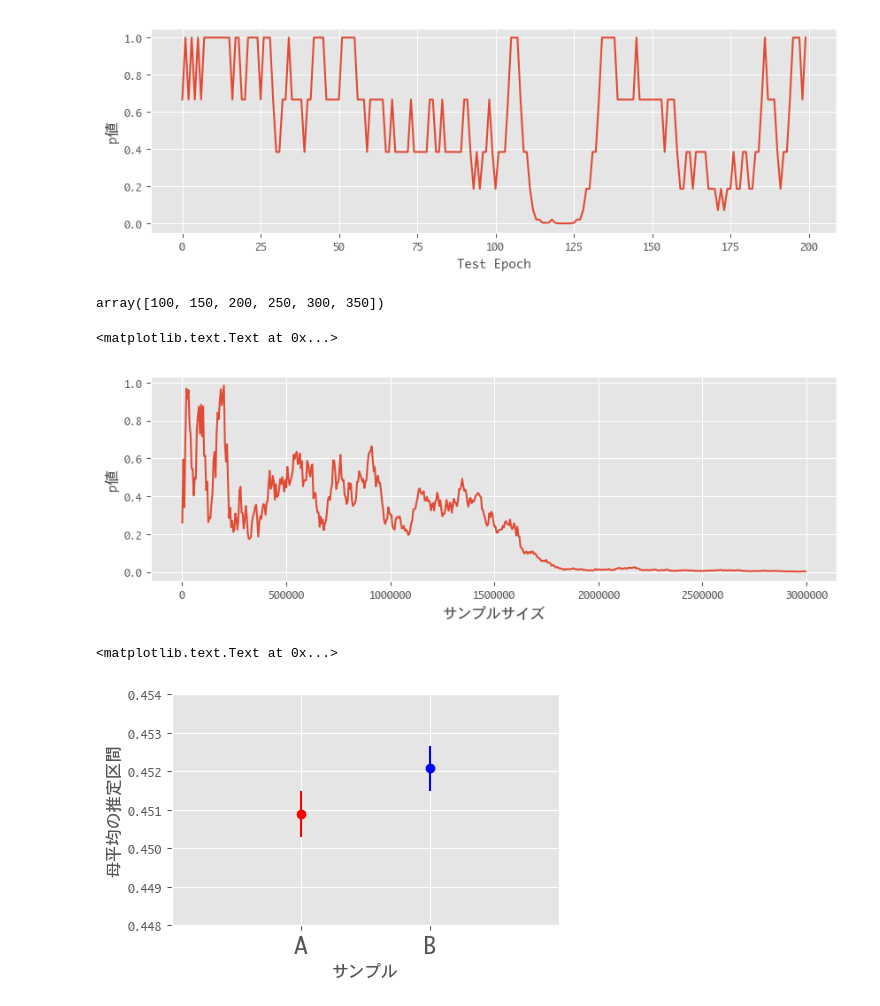
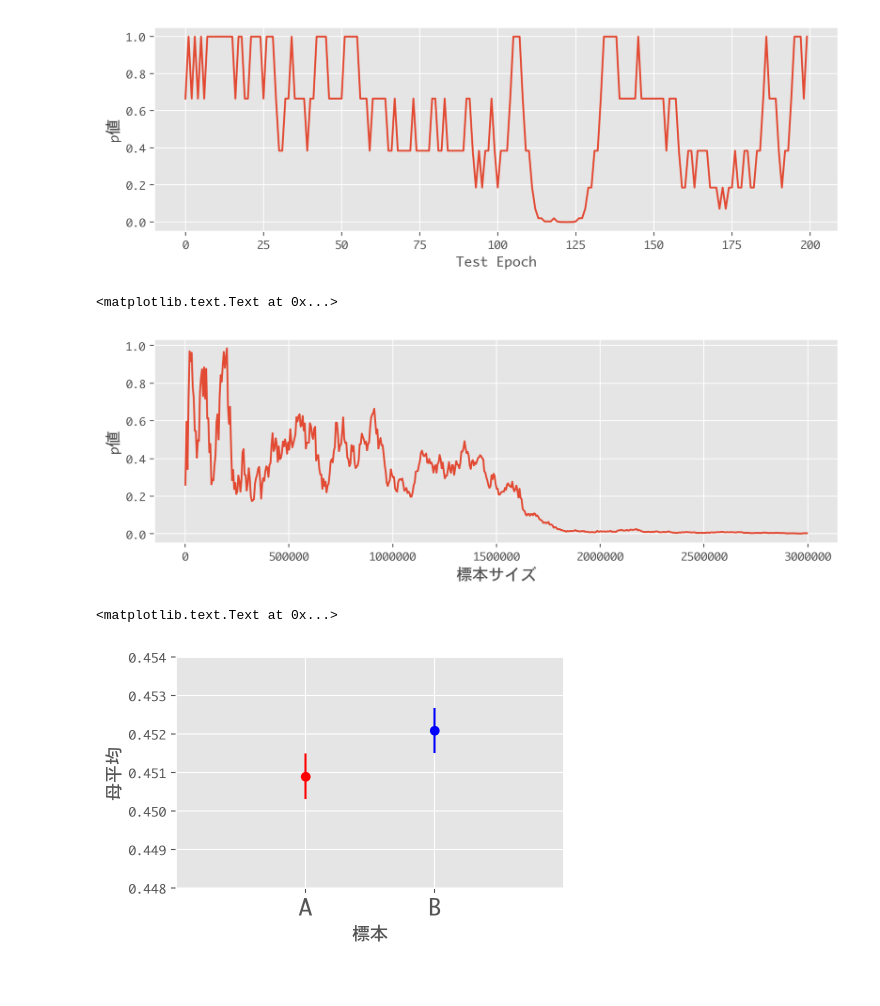
Before and after one commit to hagino3000/notebooks, a Jupyter notebook: big_mouth_oreilly/hypothesis_testing.ipynb, the cells around one changed output. Drawn from its saved outputs; the diff is of its cells as text; code cells hidden in the pictures.

```diff
--- a/big_mouth_oreilly/hypothesis_testing.ipynb
+++ b/big_mouth_oreilly/hypothesis_testing.ipynb
@@ -121,10 +116,6 @@ plt.ylabel('p値')
 # %% [output]
 <matplotlib.text.Text at 0x...>
 [figure]
-# %%
-np.arange(100, 400, 50)
-# %% [output]
-array([100, 150, 200, 250, 300, 350])
 # %%
 np.random.seed(31)
 max_sample = 3000000
@@ -141,11 +132,11 @@ for sample_size in sample_sizes:
 # %%
 plt.figure(figsize=(10, 3))
 plt.plot(sample_sizes, p_values)
-plt.xlabel('サンプルサイズ')
+plt.xlabel('標本サイズ')
 plt.ylabel('p値')
 # %% [output]
 <matplotlib.text.Text at 0x...>
-[figure, old version]
+[figure, new version]
 # %%
 from statsmodels.stats.proportion import proportion_confint
 
@@ -155,14 +146,14 @@ b_lower, b_upper = proportion_confint(sum(b), len(b), alpha=0.05, method='wilson
 # %%
 plt.figure(figsize=(5, 3))
 plt.plot(1, np.mean(a), 'ro')
 plt.plot(2, np.mean(b), 'bo')
 plt.plot([1, 1], [a_lower, a_upper], 'r-')
 plt.plot([2, 2], [b_lower, b_upper], 'b-')
 plt.ylim(0.448, 0.454)
 plt.xlim(0, 3)
 plt.xticks([1, 2], ['A','B'], fontsize=20)
-plt.xlabel('サンプル')
-plt.ylabel('母平均の推定区間')
+plt.xlabel('標本')
+plt.ylabel('母平均')
 # %% [output]
 <matplotlib.text.Text at 0x...>
-[figure, old version]
+[figure, new version]
```
Also changed, not shown: parts of 24 cells of this notebook.
